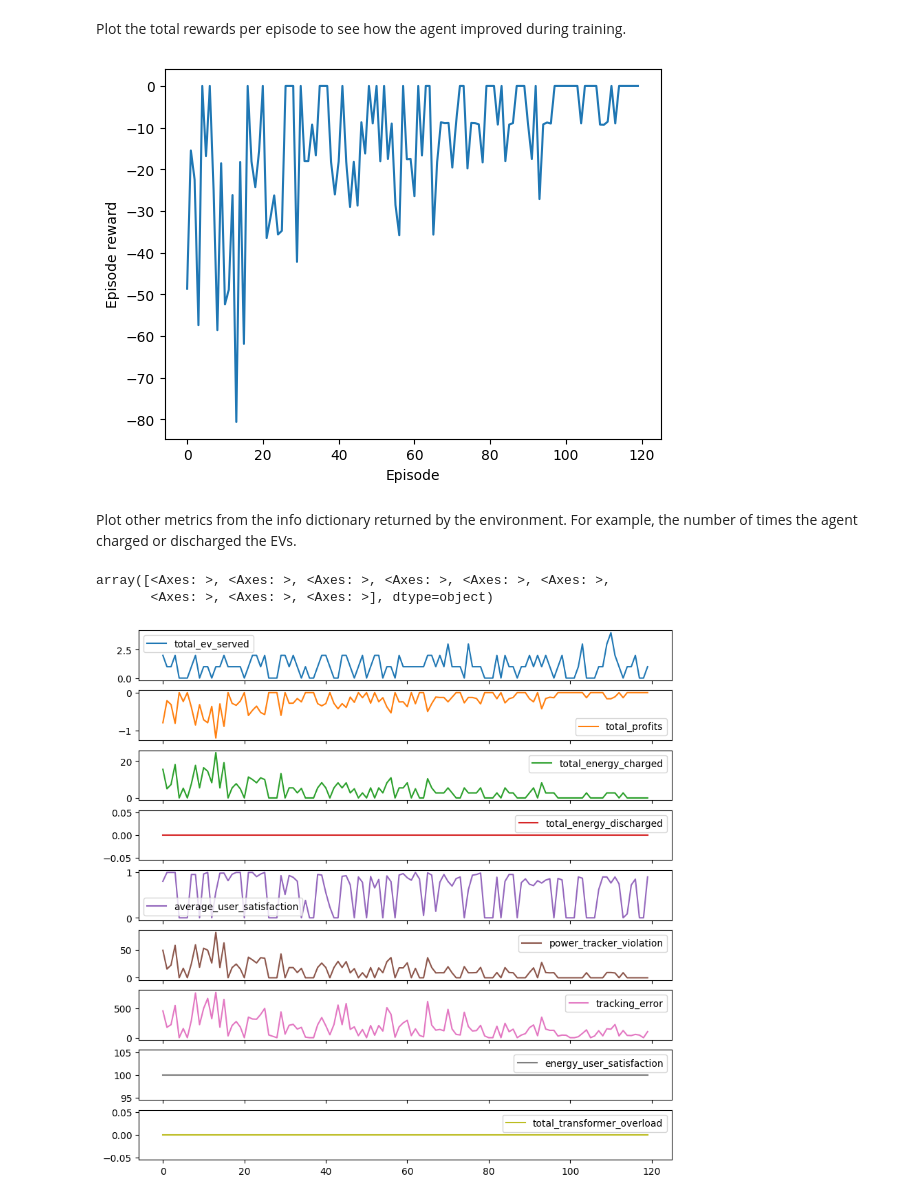
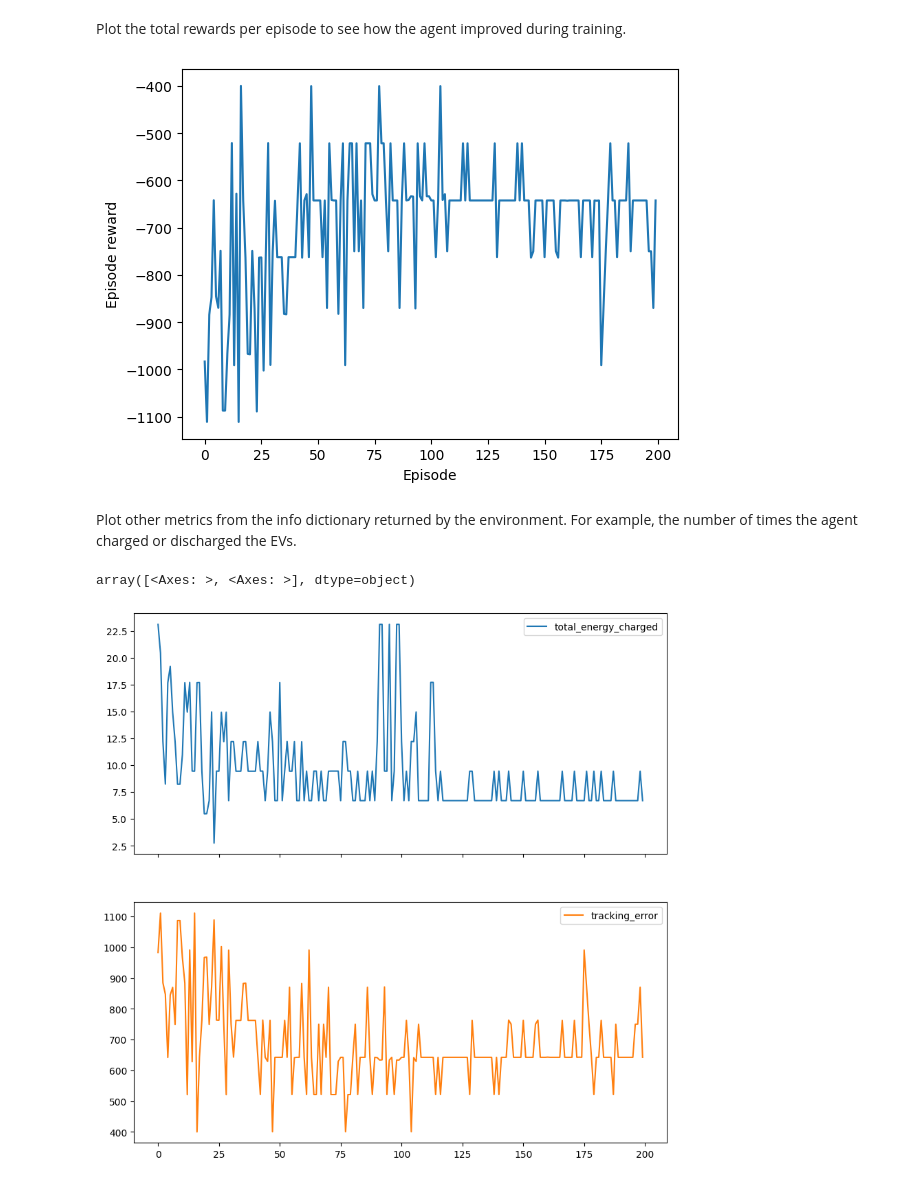
Before and after one commit to StavrosOrf/EV2Gym, a Jupyter notebook: tutorials/CreateYourCustomAlgorithm.ipynb, the cells around one changed output. Cells and saved outputs as stored; diff of their text form; code cells hidden in the pictures.

```diff
--- a/tutorials/CreateYourCustomAlgorithm.ipynb
+++ b/tutorials/CreateYourCustomAlgorithm.ipynb
@@ -29,6 +29,7 @@ from EVsSimulator import ev_city
 
 # Create the environment
 env = ev_city.EVCity(config_file="config_files/config_tutorial_1.yaml",
+                     load_from_replay_path="replay/replay_ev_city_40_2024-01-16_10-23-22-883186.pkl",
                      render_mode=True,
                      save_plots=False,
                      save_replay=False,
@@ -83,2 +83,0 @@ array([-0.00761126,  0.0102436 ,  1.35812975, -0.62178067,  0.88650177,
-# %%
-env.step(np.array([0,0]),visualize=True)
@@ -357,16 +358,18 @@ plt.ylabel('Episode reward')
 plt.xlabel('Episode')
 plt.show()
 # %% [output]
-[figure, old version]
+[figure, new version]
 # %% [markdown]
 Plot other metrics from the info dictionary returned by the environment. For example, the number of times the agent charged or discharged the EVs.
 # %%
 #plot episode stats
 import pandas as pd
 episode_stats = pd.DataFrame(episode_stats)
+#Select only the columns we want to plot
+episode_stats = episode_stats[['total_energy_charged','tracking_error']]
+
 #plot
 episode_stats.plot(subplots=True, figsize=(10,10))
 # %% [output]
-array([<Axes: >, <Axes: >, <Axes: >, <Axes: >, <Axes: >, <Axes: >,
-       <Axes: >, <Axes: >, <Axes: >], dtype=object)
+array([<Axes: >, <Axes: >], dtype=object)
-[figure, old version]
+[figure, new version]
```
Also changed, not shown: parts of 7 cells of this notebook, 3 other files.
